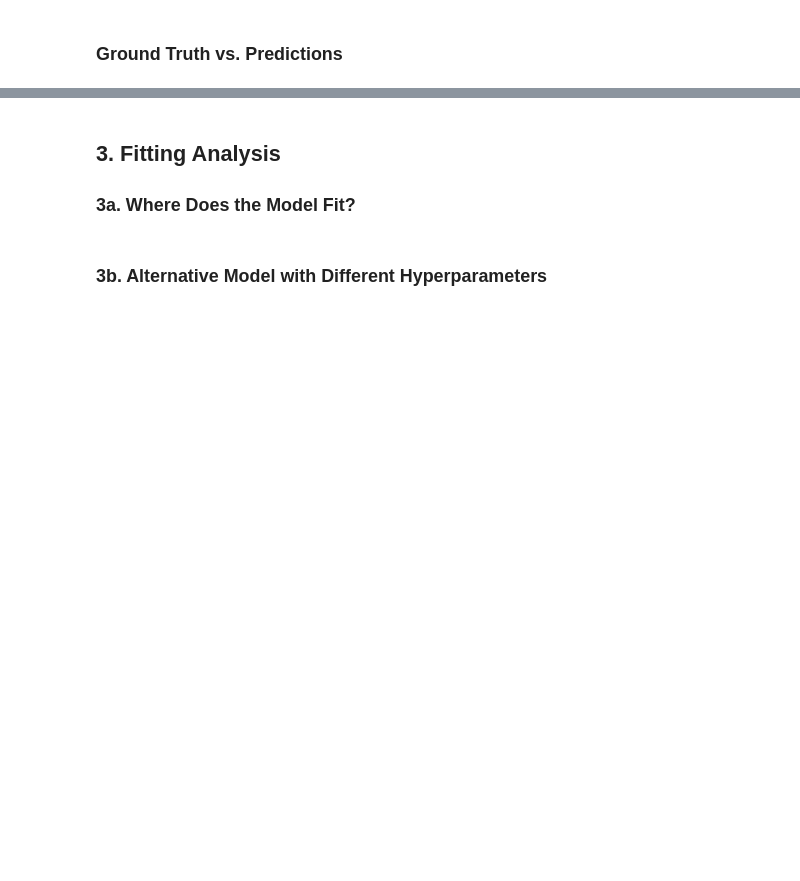
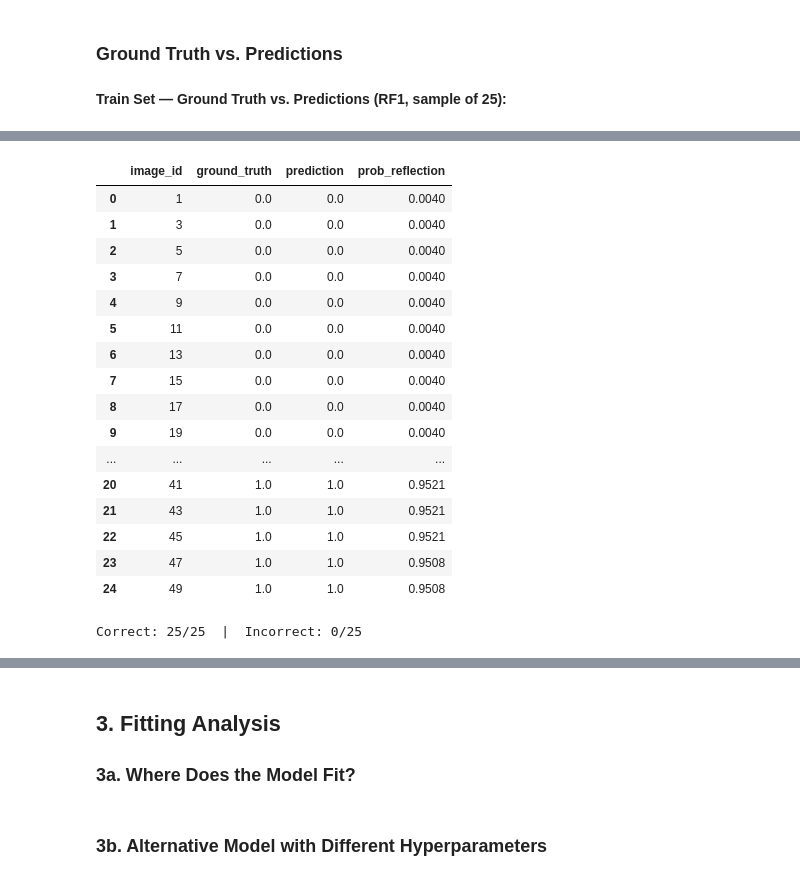
Before and after one commit to jestr-collab/232R-group-project, a Jupyter notebook: milestone_3.ipynb, the cells around one changed output, grey strips where cells are left out. Cells and saved outputs as stored; diff of their text form; code cells hidden in the pictures; blank space fills up the shorter version.

```diff
--- a/milestone_3.ipynb
+++ b/milestone_3.ipynb
@@ -577,40 +595,40 @@ print("Trained RF1 and RF2 for light reflection prediction.")
 # %%
 from pyspark.ml.evaluation import BinaryClassificationEvaluator, MulticlassClassificationEvaluator
 
-# The AUC for binary classification
 auc_eval = BinaryClassificationEvaluator(
     labelCol="label_reflection",
     rawPredictionCol="rawPrediction",
     metricName="areaUnderROC"
 )
-
-# Accuracy / F1
 acc_eval = MulticlassClassificationEvaluator(
     labelCol="label_reflection",
     predictionCol="prediction",
     metricName="accuracy"
 )
-
 f1_eval = MulticlassClassificationEvaluator(
     labelCol="label_reflection",
     predictionCol="prediction",
     metricName="f1"
 )
 
-def evaluate(model, df, name):
+eval_results = []
+
+def evaluate(model, df, model_label, split_name):
     pred = model.transform(df)
     auc = auc_eval.evaluate(pred)
     acc = acc_eval.evaluate(pred)
-    f1 = f1_eval.evaluate(pred)
-    print(f"{name}: AUC={auc:.4f} | Acc={acc:.4f} | F1={f1:.4f}")
+    f1  = f1_eval.evaluate(pred)
+    eval_results.append({"Model": model_label, "Split": split_name,
+                         "AUC": round(auc, 4), "Accuracy": round(acc, 4), "F1": round(f1, 4)})
+    print(f"{split_name}: AUC={auc:.4f} | Acc={acc:.4f} | F1={f1:.4f}")
     return pred
 
 print("=== RF1 (numTrees=200, maxDepth=8) ===")
-pred_train_1 = evaluate(model_rf1, train_ref, "TRAIN")
-pred_val_1   = evaluate(model_rf1, val_ref,   "VAL")
-pred_test_1  = evaluate(model_rf1, test_ref,  "TEST")
+pred_train_1 = evaluate(model_rf1, train_ref, "RF1 (numTrees=200, maxDepth=8)",  "Train")
+pred_val_1   = evaluate(model_rf1, val_ref,   "RF1 (numTrees=200, maxDepth=8)",  "Val")
+pred_test_1  = evaluate(model_rf1, test_ref,  "RF1 (numTrees=200, maxDepth=8)",  "Test")
 
 print("\n=== RF2 (numTrees=500, maxDepth=16) ===")
-pred_train_2 = evaluate(model_rf2, train_ref, "TRAIN")
-pred_val_2   = evaluate(model_rf2, val_ref,   "VAL")
-pred_test_2  = evaluate(model_rf2, test_ref,  "TEST")
+pred_train_2 = evaluate(model_rf2, train_ref, "RF2 (numTrees=500, maxDepth=16)", "Train")
+pred_val_2   = evaluate(model_rf2, val_ref,   "RF2 (numTrees=500, maxDepth=16)", "Val")
+pred_test_2  = evaluate(model_rf2, test_ref,  "RF2 (numTrees=500, maxDepth=16)", "Test")
@@ -644,0 +690,17 @@ show_examples(pred_test_1,  "TEST (RF1)")
+# %%
+from pyspark.ml.functions import vector_to_array
+
+display(Markdown("**Train Set — Ground Truth vs. Predictions (RF1, sample of 25):**"))
+train_sample = pred_train_1.select(
+    "image_id",
+    F.col("label_reflection").alias("ground_truth"),
+    F.col("prediction"),
+    F.round(vector_to_array(F.col("probability")).getItem(1), 4).alias("prob_reflection"),
+).limit(25).toPandas()
+display(train_sample)
+
+correct   = (train_sample["ground_truth"] == train_sample["prediction"]).sum()
+incorrect = len(train_sample) - correct
+print(f"Correct: {correct}/25  |  Incorrect: {incorrect}/25")
+# %% [output]
+**Train Set — Ground Truth vs. Predictions (RF1, sample of 25):**
@@ -644,0 +708,18 @@ show_examples(pred_test_1,  "TEST (RF1)")
+|  | image_id | ground_truth | prediction | prob_reflection |
+| 0 | 1 | 0.0 | 0.0 | 0.0040 |
+| 1 | 3 | 0.0 | 0.0 | 0.0040 |
+| 2 | 5 | 0.0 | 0.0 | 0.0040 |
+| 3 | 7 | 0.0 | 0.0 | 0.0040 |
+| 4 | 9 | 0.0 | 0.0 | 0.0040 |
+| 5 | 11 | 0.0 | 0.0 | 0.0040 |
+| 6 | 13 | 0.0 | 0.0 | 0.0040 |
+| 7 | 15 | 0.0 | 0.0 | 0.0040 |
+| 8 | 17 | 0.0 | 0.0 | 0.0040 |
+| 9 | 19 | 0.0 | 0.0 | 0.0040 |
+| ... | ... | ... | ... | ... |
+| 20 | 41 | 1.0 | 1.0 | 0.9521 |
+| 21 | 43 | 1.0 | 1.0 | 0.9521 |
+| 22 | 45 | 1.0 | 1.0 | 0.9521 |
+| 23 | 47 | 1.0 | 1.0 | 0.9508 |
+| 24 | 49 | 1.0 | 1.0 | 0.9508 |
+Correct: 25/25  |  Incorrect: 0/25
```
Also changed, not shown: parts of 16 cells of this notebook.
